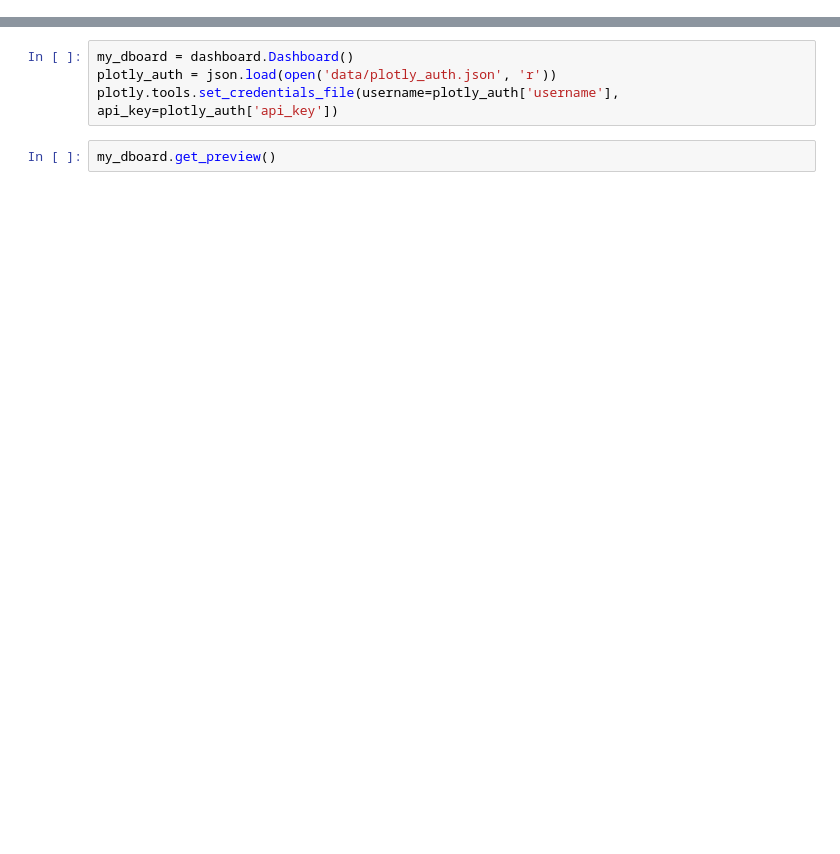
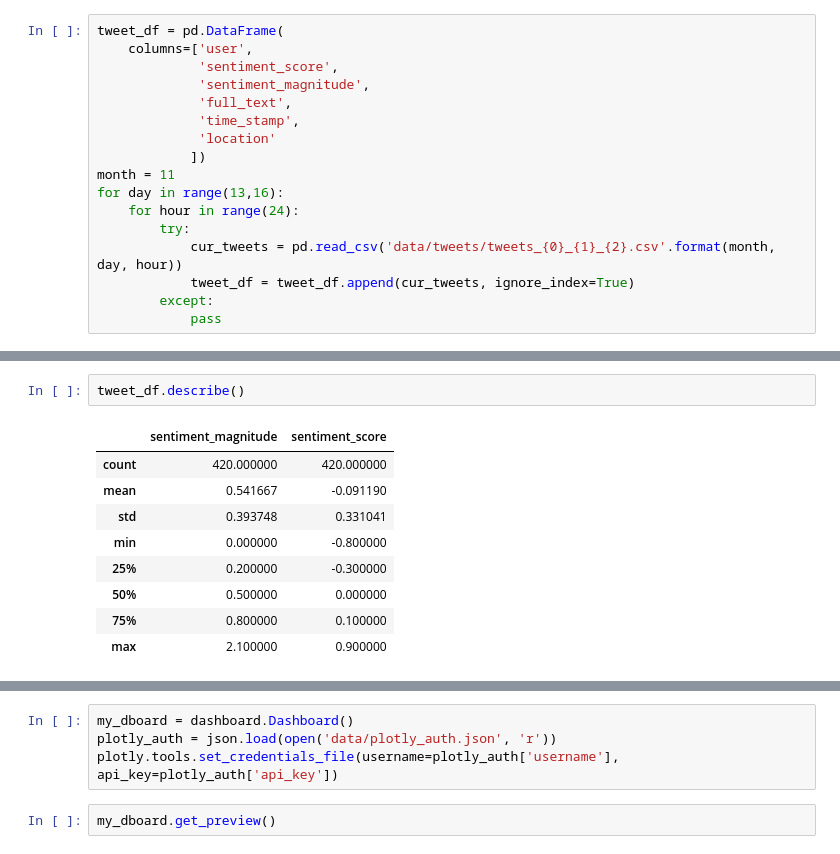
Before and after one commit to cfergusonlee/twitter_dashboard, a Jupyter notebook: index.ipynb, the cells around one changed output, grey strips where cells are left out. Drawn from its saved outputs; the diff is of its cells as text; blank space fills up the shorter version.

```diff
--- a/index.ipynb
+++ b/index.ipynb
@@ -17,0 +59,17 @@ import json
+# %%
+tweet_df = pd.DataFrame(
+    columns=['user',
+             'sentiment_score',
+             'sentiment_magnitude',
+             'full_text',
+             'time_stamp',
+             'location'
+            ])
+month = 11
+for day in range(13,16):
+    for hour in range(24):
+        try:
+            cur_tweets = pd.read_csv('data/tweets/tweets_{0}_{1}_{2}.csv'.format(month, day, hour))
+            tweet_df = tweet_df.append(cur_tweets, ignore_index=True)
+        except:
+            pass
@@ -17,0 +114,12 @@ import json
+# %%
+tweet_df.describe()
+# %% [output]
+|  | sentiment_magnitude | sentiment_score |
+| count | 420.000000 | 420.000000 |
+| mean | 0.541667 | -0.091190 |
+| std | 0.393748 | 0.331041 |
+| min | 0.000000 | -0.800000 |
+| 25% | 0.200000 | -0.300000 |
+| 50% | 0.500000 | 0.000000 |
+| 75% | 0.800000 | 0.100000 |
+| max | 2.100000 | 0.900000 |
```
Also changed, not shown: parts of 55 cells of this notebook, 24 other files.
